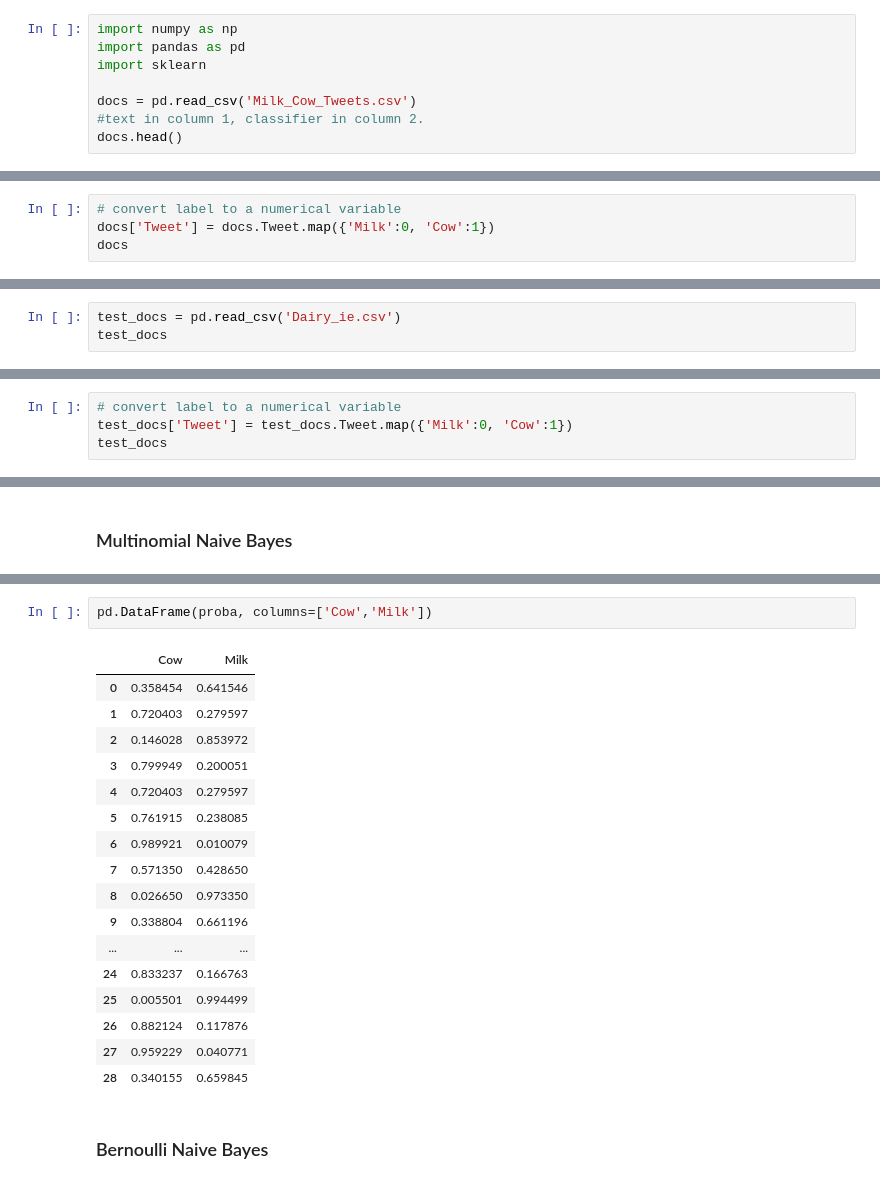
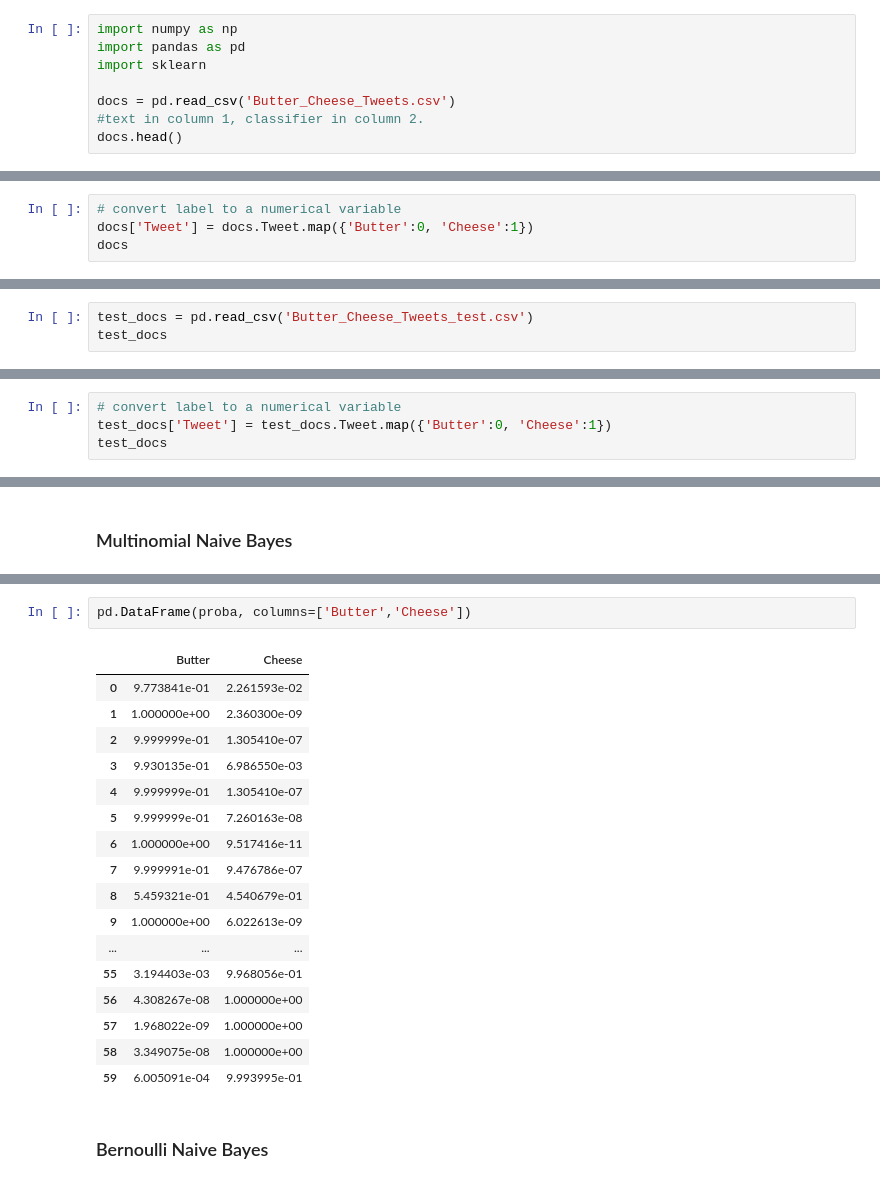
Before and after one commit to kftsurat/Assessment-2, a Jupyter notebook: Sentiment Analysis (part 2)-c and b.ipynb, the cells around one changed output, grey strips where cells are left out. Drawn from its saved outputs; the diff is of its cells as text.

```diff
--- a/Sentiment Analysis (part 2)-c and b.ipynb
+++ b/Sentiment Analysis (part 2)-c and b.ipynb
@@ -5,7 +5,7 @@ import numpy as np
 import pandas as pd
 import sklearn
 
-docs = pd.read_csv('Milk_Cow_Tweets.csv')
+docs = pd.read_csv('Butter_Cheese_Tweets.csv')
 #text in column 1, classifier in column 2.
 docs.head()
 # %% [output]
@@ -29,6 +29,6 @@ docs.tail()
 # %%
 # convert label to a numerical variable
-docs['Tweet'] = docs.Tweet.map({'Milk':0, 'Cow':1})
+docs['Tweet'] = docs.Tweet.map({'Butter':0, 'Cheese':1})
 docs
 # %% [output]
 |  | text | Tweet |
@@ -204,6 +195,6 @@ This table shows how many times a particular word occurs in document. In other w
 # %% [markdown]
 ## Testing Data
 # %%
-test_docs = pd.read_csv('Dairy_ie.csv')
+test_docs = pd.read_csv('Butter_Cheese_Tweets_test.csv')
 test_docs
 # %% [output]
@@ -237,6 +228,6 @@ test_docs.head()
 # %%
 # convert label to a numerical variable
-test_docs['Tweet'] = test_docs.Tweet.map({'Milk':0, 'Cow':1})
+test_docs['Tweet'] = test_docs.Tweet.map({'Butter':0, 'Cheese':1})
 test_docs
 # %% [output]
 |  | text | Tweet |
@@ -350,23 +348,23 @@ probability of test document belonging to class Milk [0.64154633 0.27959719 0.85
 # %%
-pd.DataFrame(proba, columns=['Cow','Milk'])
+pd.DataFrame(proba, columns=['Butter','Cheese'])
 # %% [output]
-|  | Cow | Milk |
-| 0 | 0.358454 | 0.641546 |
-| 1 | 0.720403 | 0.279597 |
-| 2 | 0.146028 | 0.853972 |
-| 3 | 0.799949 | 0.200051 |
-| 4 | 0.720403 | 0.279597 |
-| 5 | 0.761915 | 0.238085 |
-| 6 | 0.989921 | 0.010079 |
-| 7 | 0.571350 | 0.428650 |
-| 8 | 0.026650 | 0.973350 |
-| 9 | 0.338804 | 0.661196 |
+|  | Butter | Cheese |
+| 0 | 9.773841e-01 | 2.261593e-02 |
+| 1 | 1.000000e+00 | 2.360300e-09 |
+| 2 | 9.999999e-01 | 1.305410e-07 |
+| 3 | 9.930135e-01 | 6.986550e-03 |
+| 4 | 9.999999e-01 | 1.305410e-07 |
+| 5 | 9.999999e-01 | 7.260163e-08 |
+| 6 | 1.000000e+00 | 9.517416e-11 |
+| 7 | 9.999991e-01 | 9.476786e-07 |
+| 8 | 5.459321e-01 | 4.540679e-01 |
+| 9 | 1.000000e+00 | 6.022613e-09 |
 | ... | ... | ... |
-| 24 | 0.833237 | 0.166763 |
-| 25 | 0.005501 | 0.994499 |
-| 26 | 0.882124 | 0.117876 |
-| 27 | 0.959229 | 0.040771 |
-| 28 | 0.340155 | 0.659845 |
+| 55 | 3.194403e-03 | 9.968056e-01 |
+| 56 | 4.308267e-08 | 1.000000e+00 |
+| 57 | 1.968022e-09 | 1.000000e+00 |
+| 58 | 3.349075e-08 | 1.000000e+00 |
+| 59 | 6.005091e-04 | 9.993995e-01 |
 # %% [markdown]
 ### Bernoulli Naive Bayes
 # %%
```
Also changed, not shown: parts of 19 cells of this notebook, 36 other files.
